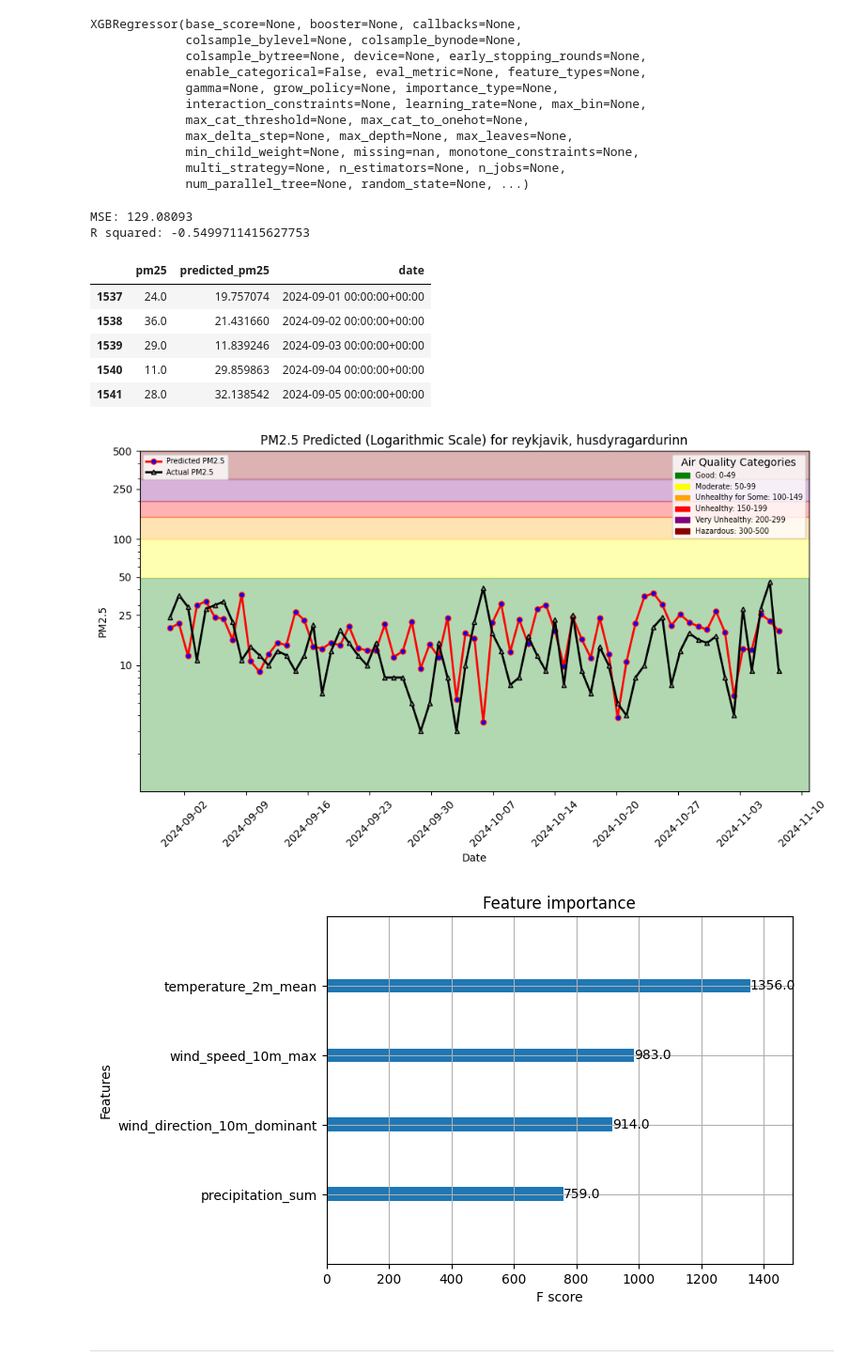
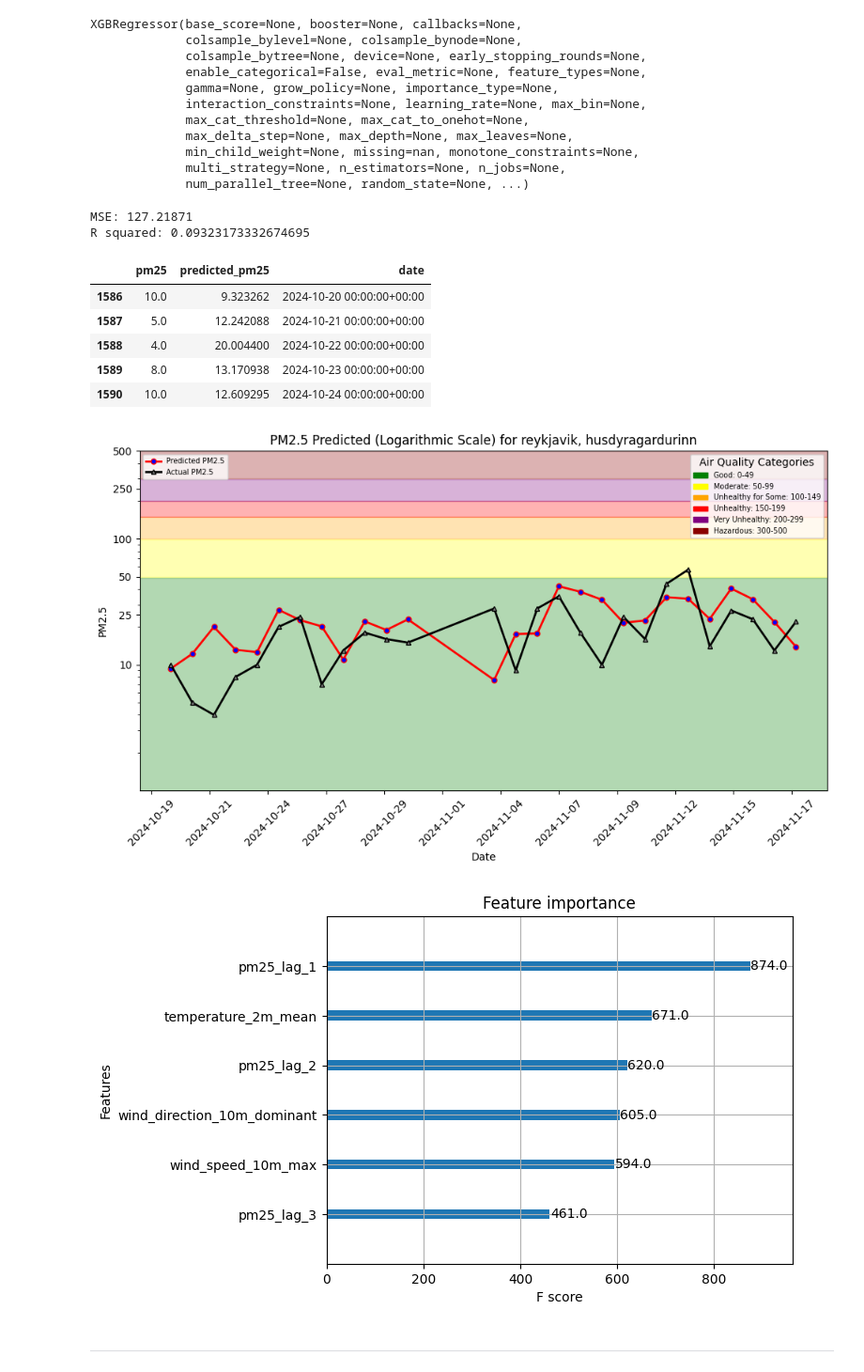
Before and after one commit to isakkolbeins/id2223_lab1, a Jupyter notebook: notebooks/ch03/3_air_quality_training_pipeline.ipynb, the cells around one changed output. Shown at 94% size. Drawn from its saved outputs; the diff is of its cells as text; code cells hidden in the pictures.

```diff
--- a/notebooks/ch03/3_air_quality_training_pipeline.ipynb
+++ b/notebooks/ch03/3_air_quality_training_pipeline.ipynb
@@ -40,8 +41,12 @@ Logged in to project, explore it here https://c.app.hopsworks.ai:443/p/1159325
 Connected. Call `.close()` to terminate connection gracefully.
 # %%
 # Retrieve feature groups
-air_quality_fg = fs.get_feature_group(
-    name='air_quality',
+#air_quality_fg = fs.get_feature_group(
+#    name='air_quality',
+#    version=1,
+#)
+air_quality_with_lag_fg = fs.get_feature_group(
+    name='air_quality_with_3day_lag',
     version=1,
 )
 weather_fg = fs.get_feature_group(
@@ -54,6 +59,6 @@ weather_fg = fs.get_feature_group(
 ## <span style="color:#ff5f27;"> 🖍 Feature View Creation and Retrieving </span>
 # %%
 # Select features for training data.
-selected_features = air_quality_fg.select(['pm25']).join(weather_fg.select_all(), on=['city'])
+selected_features = air_quality_with_lag_fg.select(['pm25','pm25_lag_1', 'pm25_lag_2', 'pm25_lag_3' ]).join(weather_fg.select_all(), on=['city'])
 selected_features.show(10)
 # %% [output]
@@ -91,8 +96,8 @@ You can specify the following parameters:
 - `query` - selected features/labels for the model
 # %%
 feature_view = fs.get_or_create_feature_view(
-    name='air_quality_fv',
-    description="weather features with air quality as the target",
+    name='air_quality_with_lag_fv',
+    description="weather features with air quality as the target, with 3 day lag",
     version=1,
     labels=['pm25'],
     query=selected_features,
@@ -102,7 +107,7 @@ feature_view = fs.get_or_create_feature_view(
 
 We use a time-series split here, with training data before this date `start_date_test_data` and test data after this date
 # %%
-start_date_test_data = "2024-09-01"
+start_date_test_data = "2024-10-20"
 # Convert string to datetime object
 test_start = datetime.strptime(start_date_test_data, "%Y-%m-%d")
 # %%
@@ -186,8 +191,8 @@ print("MSE:", mse)
 r2 = r2_score(y_test.iloc[:,0], y_pred)
 print("R squared:", r2)
 # %% [output]
-MSE: 129.08093
-R squared: -0.5499711415627753
+MSE: 127.21871
+R squared: 0.09323173332674695
 # %%
 df = y_test
 df['predicted_pm25'] = y_pred
@@ -197,11 +202,11 @@ df = df.sort_values(by=['date'])
 df.head(5)
 # %% [output]
 |  | pm25 | predicted_pm25 | date |
-| 1537 | 24.0 | 19.757074 | 2024-09-01 00:00:00+00:00 |
-| 1538 | 36.0 | 21.431660 | 2024-09-02 00:00:00+00:00 |
-| 1539 | 29.0 | 11.839246 | 2024-09-03 00:00:00+00:00 |
-| 1540 | 11.0 | 29.859863 | 2024-09-04 00:00:00+00:00 |
-| 1541 | 28.0 | 32.138542 | 2024-09-05 00:00:00+00:00 |
+| 1586 | 10.0 | 9.323262 | 2024-10-20 00:00:00+00:00 |
+| 1587 | 5.0 | 12.242088 | 2024-10-21 00:00:00+00:00 |
+| 1588 | 4.0 | 20.004400 | 2024-10-22 00:00:00+00:00 |
+| 1589 | 8.0 | 13.170938 | 2024-10-23 00:00:00+00:00 |
+| 1590 | 10.0 | 12.609295 | 2024-10-24 00:00:00+00:00 |
 # %%
 # Creating a directory for the model artifacts if it doesn't exist
 model_dir = "air_quality_model"
@@ -217,15 +222,15 @@ file_path = images_dir + "/pm25_hindcast.png"
 plt = util.plot_air_quality_forecast("reykjavik", "husdyragardurinn", df, file_path, hindcast=True)
 plt.show()
 # %% [output]
-[figure, old version]
+[figure, new version]
 # %%
 # Plotting feature importances using the plot_importance function from XGBoost
-plot_importance(xgb_regressor, max_num_features=4)
+plot_importance(xgb_regressor, max_num_features=6)
 feature_importance_path = images_dir + "/feature_importance.png"
 plt.savefig(feature_importance_path)
 plt.show()
 # %% [output]
-[figure, old version]
+[figure, new version]
 # %% [markdown]
 ---
 # %% [markdown]
```
Also changed, not shown: parts of 6 cells of this notebook, 8 other files.
